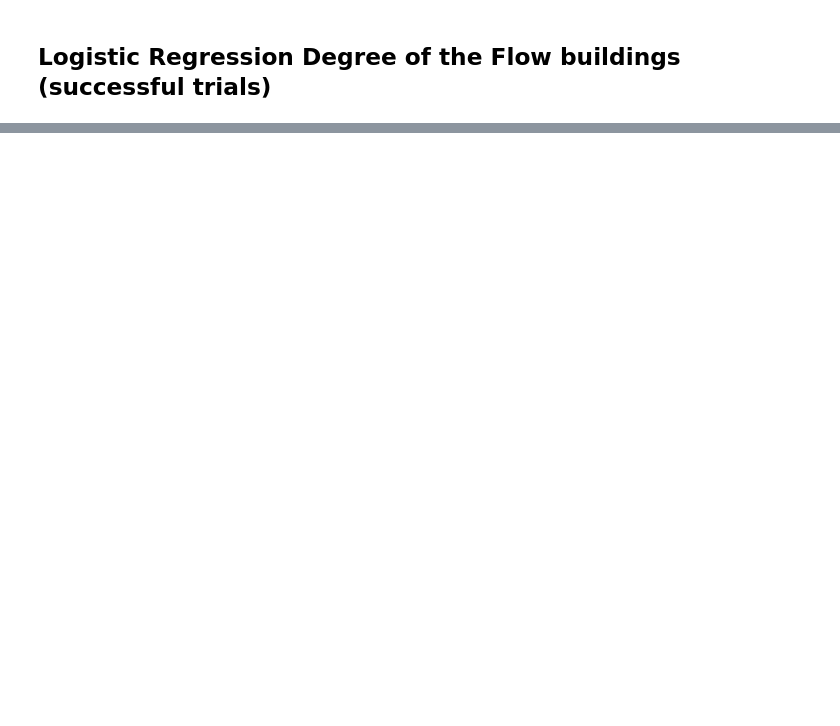
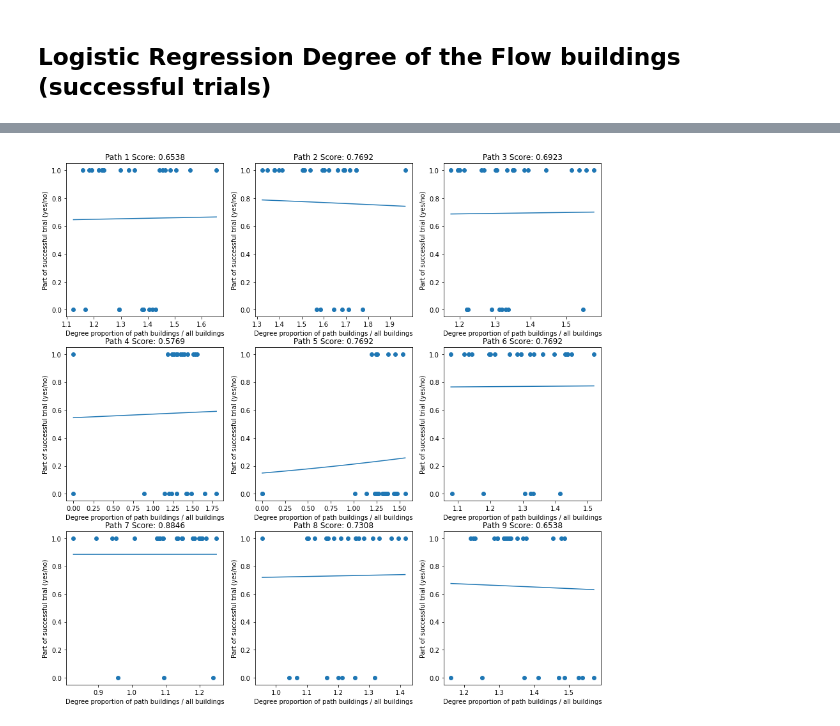
Before and after one commit to lucasessmann/GTA_ET, a Jupyter notebook: FlowAnalysis.ipynb, the cells around one changed output, grey strips where cells are left out. Drawn from its saved outputs; the diff is of its cells as text; code cells hidden in the pictures; blank space fills up the shorter version.

```diff
--- a/FlowAnalysis.ipynb
+++ b/FlowAnalysis.ipynb
@@ -1713,0 +1982,42 @@ for condition in conditions:
+# %%
+# Logistic regression
+
+#con_dir_degree = current_path_str + condition + '_' + direction + '_Degree'
+
+plt.figure(figsize=(15,15))
+
+for path in range(9):
+
+    path_str = "Path_" + str(path+1)
+    dataset = []
+    dataset = normalized_df[path_str].copy()
+    dataset = np.array(dataset)
+    dataset = np.nan_to_num(dataset, copy=True, nan=0.0, posinf=None, neginf=None)
+    dataset = dataset.reshape(-1,1)
+    dataset = dataset.astype(float)
+
+    successes = []
+    successes = success_df[path_str].copy()
+    successes = np.array(successes)
+    successes = np.nan_to_num(successes, copy=True, nan=0.0, posinf=None, neginf=None)
+    successes = successes.reshape(-1,1)
+    successes = successes.astype(int)
+
+    plt.subplot(3,3,path+1)
+    plt.title('Path ' + str(path))
+
+    clf = LogisticRegression().fit(dataset, successes)
+    coef = clf.coef_;
+    intercept = clf.intercept_;
+    x_in = np.linspace(min(dataset), max(dataset), 100);
+    y = sigmoid(coef * x_in + intercept)
+
+    plt.scatter(dataset, successes)
+    plt.plot(x_in, y);
+    fit_pctg = clf.score(dataset, successes);
+
+    plt.title('Path ' + str(path+1) + ' Score: ' + str(round(clf.score(dataset,successes),4)))
+    plt.xlabel("Degree proportion of path buildings / all buildings")
+    plt.ylabel("Part of successful trial (yes/no)")
+# %% [output]
+[figure, added]
```
Also changed, not shown: parts of 13 cells of this notebook.
